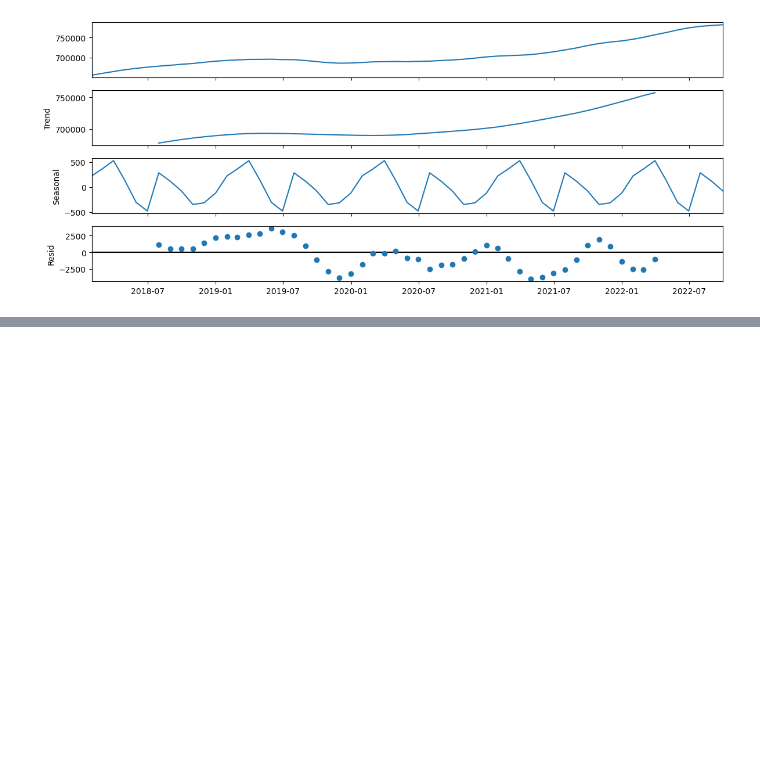
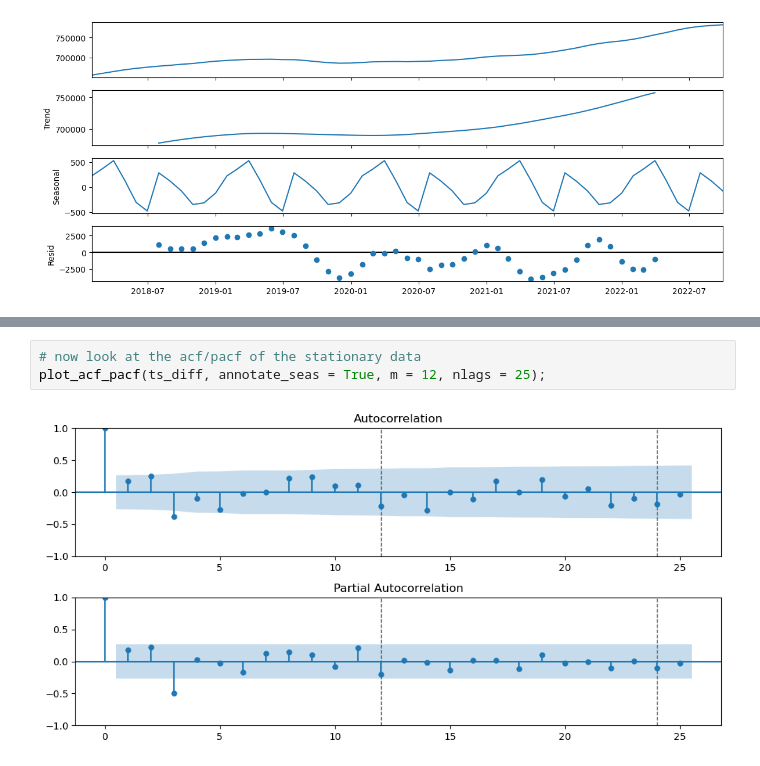
Before and after one commit to SpreeC/Gridsearch-SARIMA-Models, a Jupyter notebook: Gridsearch SARIMA Models.ipynb, the cells around one changed output, grey strips where cells are left out. Drawn from its saved outputs; the diff is of its cells as text; blank space fills up the shorter version.

```diff
--- a/Gridsearch SARIMA Models.ipynb
+++ b/Gridsearch SARIMA Models.ipynb
@@ -280,0 +296,5 @@ TypeError: unsupported format string passed to Series.__format__
+# %%
+# now look at the acf/pacf of the stationary data
+plot_acf_pacf(ts_diff, annotate_seas = True, m = 12, nlags = 25);
+# %% [output]
+[figure, added]
```
Also changed, not shown: parts of 24 cells of this notebook.
